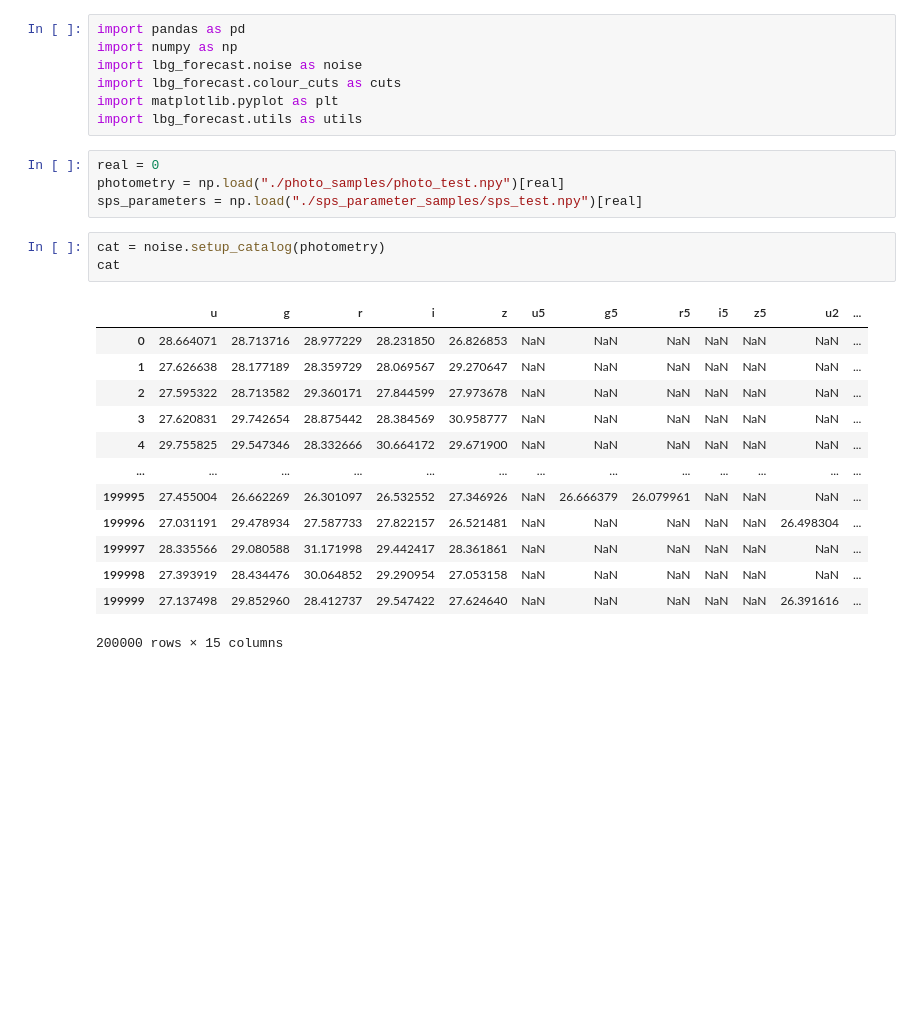
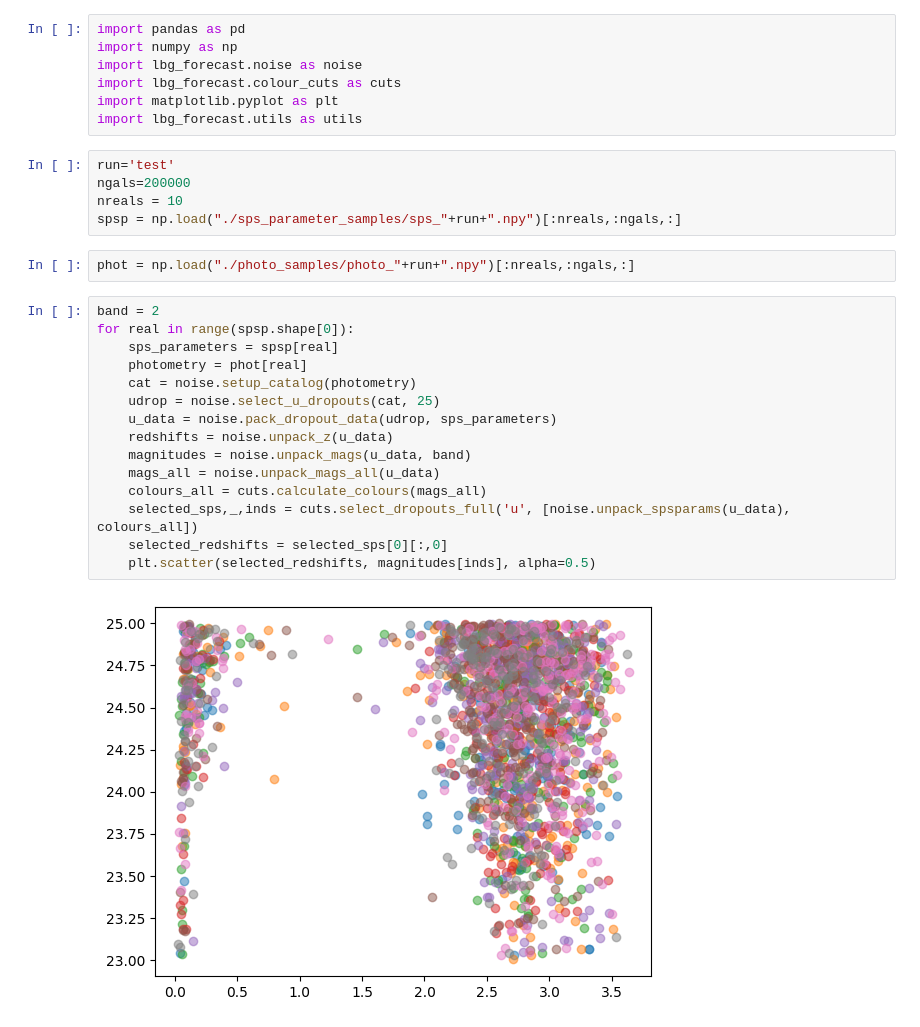
Before and after one commit to fpetri115/LBGforecast, a Jupyter notebook: test_noise_model.ipynb, the cells around one changed output. Drawn from its saved outputs; the diff is of its cells as text; blank space fills up the shorter version.

```diff
--- a/test_noise_model.ipynb
+++ b/test_noise_model.ipynb
@@ -5,25 +5,28 @@ import lbg_forecast.noise as noise
 import lbg_forecast.colour_cuts as cuts
 import matplotlib.pyplot as plt
 import lbg_forecast.utils as utils
-# %%
-real = 0
-photometry = np.load("./photo_samples/photo_test.npy")[real]
-sps_parameters = np.load("./sps_parameter_samples/sps_test.npy")[real]
-# %%
-cat = noise.setup_catalog(photometry)
-cat
-# %% [output]
-|  | u | g | r | i | z | u5 | g5 | r5 | i5 | z5 | u2 | ... |
-| 0 | 28.664071 | 28.713716 | 28.977229 | 28.231850 | 26.826853 | NaN | NaN | NaN | NaN | NaN | NaN | ... |
-| 1 | 27.626638 | 28.177189 | 28.359729 | 28.069567 | 29.270647 | NaN | NaN | NaN | NaN | NaN | NaN | ... |
-| 2 | 27.595322 | 28.713582 | 29.360171 | 27.844599 | 27.973678 | NaN | NaN | NaN | NaN | NaN | NaN | ... |
-| 3 | 27.620831 | 29.742654 | 28.875442 | 28.384569 | 30.958777 | NaN | NaN | NaN | NaN | NaN | NaN | ... |
-| 4 | 29.755825 | 29.547346 | 28.332666 | 30.664172 | 29.671900 | NaN | NaN | NaN | NaN | NaN | NaN | ... |
-| ... | ... | ... | ... | ... | ... | ... | ... | ... | ... | ... | ... | ... |
-| 199995 | 27.455004 | 26.662269 | 26.301097 | 26.532552 | 27.346926 | NaN | 26.666379 | 26.079961 | NaN | NaN | NaN | ... |
-| 199996 | 27.031191 | 29.478934 | 27.587733 | 27.822157 | 26.521481 | NaN | NaN | NaN | NaN | NaN | 26.498304 | ... |
-| 199997 | 28.335566 | 29.080588 | 31.171998 | 29.442417 | 28.361861 | NaN | NaN | NaN | NaN | NaN | NaN | ... |
-| 199998 | 27.393919 | 28.434476 | 30.064852 | 29.290954 | 27.053158 | NaN | NaN | NaN | NaN | NaN | NaN | ... |
-| 199999 | 27.137498 | 29.852960 | 28.412737 | 29.547422 | 27.624640 | NaN | NaN | NaN | NaN | NaN | 26.391616 | ... |
-200000 rows × 15 columns
+# %%
+run='test'
+ngals=200000
+nreals = 10
+spsp = np.load("./sps_parameter_samples/sps_"+run+".npy")[:nreals,:ngals,:]
+# %%
+phot = np.load("./photo_samples/photo_"+run+".npy")[:nreals,:ngals,:]
+# %%
+band = 2
+for real in range(spsp.shape[0]):
+    sps_parameters = spsp[real]
+    photometry = phot[real]
+    cat = noise.setup_catalog(photometry)
+    udrop = noise.select_u_dropouts(cat, 25)
+    u_data = noise.pack_dropout_data(udrop, sps_parameters)
+    redshifts = noise.unpack_z(u_data)
+    magnitudes = noise.unpack_mags(u_data, band)
+    mags_all = noise.unpack_mags_all(u_data)
+    colours_all = cuts.calculate_colours(mags_all)
+    selected_sps,_,inds = cuts.select_dropouts_full('u', [noise.unpack_spsparams(u_data), colours_all])
+    selected_redshifts = selected_sps[0][:,0]
+    plt.scatter(selected_redshifts, magnitudes[inds], alpha=0.5)
+# %% [output]
+[figure, added]
 # %%
```
Also changed, not shown: parts of 7 cells of this notebook, 6 other files.
